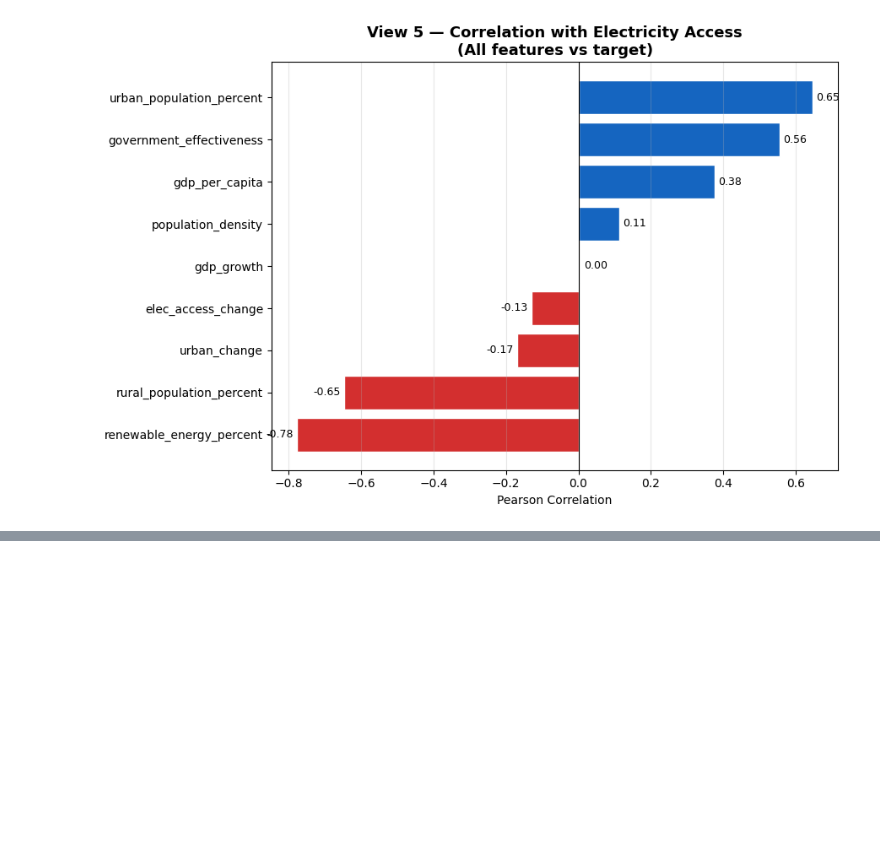
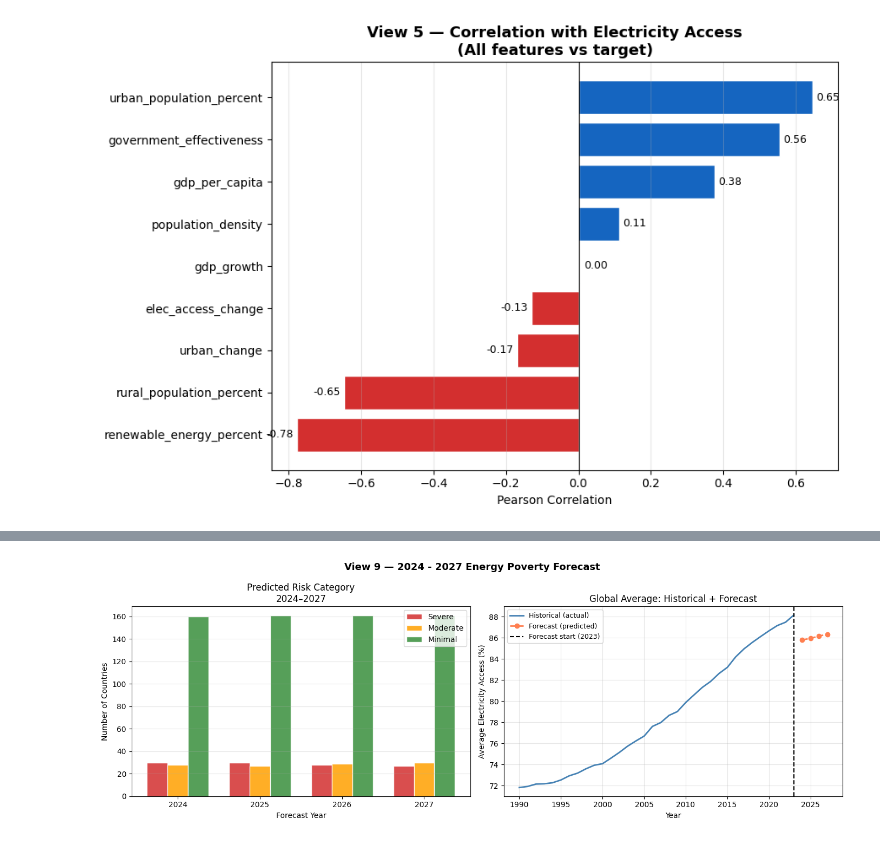
Before and after one commit to npydipati/CAP5771_npydipati, a Jupyter notebook: data_visualization_static.ipynb, the cells around one changed output, grey strips where cells are left out. Saved outputs shown, nothing was run; the diff lists cells and outputs as text; code cells hidden in the pictures; blank space fills up the shorter version.

```diff
--- a/data_visualization_static.ipynb
+++ b/data_visualization_static.ipynb
@@ -321,0 +472,49 @@ plt.show()
+# %%
+# View 9: 2024 - 2027 Energy Poverty Forecast — Bar Charts + Line Plot
+fig, axes = plt.subplots(1, 2, figsize=(14, 5))
+fig.suptitle("View 9 — 2024 - 2027 Energy Poverty Forecast",
+             fontsize=13, fontweight='bold')
+
+# Left: predicted risk distribution by year
+order  = ['Severe', 'Moderate', 'Minimal']
+colors = ['#D32F2F', '#FFA000', '#388E3C']
+years  = [2024, 2025, 2026, 2027]
+x      = np.arange(len(years))
+width  = 0.25
+
+for i, (cat, col) in enumerate(zip(order, colors)):
+    vals = [forecast_df[forecast_df['year'] == yr]['pred_risk_category']
+            .value_counts().get(cat, 0) for yr in years]
+    axes[0].bar(x + i * width, vals, width,
+                label=cat, color=col,
+                edgecolor='white', alpha=0.85)
+
+axes[0].set_xticks(x + width)
+axes[0].set_xticklabels(years)
+axes[0].set_xlabel("Forecast Year")
+axes[0].set_ylabel("Number of Countries")
+axes[0].set_title("Predicted Risk Category\n2024–2027")
+axes[0].legend()
+axes[0].grid(True, axis='y', alpha=0.3)
+
+# Right: historical + forecast average
+hist_avg = df.groupby('year')['electricity_access'].mean()
+fore_avg = forecast_df.groupby('year')['pred_electricity_access'].mean()
+
+axes[1].plot(hist_avg.index, hist_avg.values,
+             color='steelblue', linewidth=2, label='Historical (actual)')
+axes[1].plot(fore_avg.index, fore_avg.values,
+             color='coral', linewidth=2, linestyle='--',
+             marker='o', label='Forecast (predicted)')
+axes[1].axvline(2023, color='black', linestyle='--',
+                linewidth=1.5, label='Forecast start (2023)')
+axes[1].set_xlabel("Year")
+axes[1].set_ylabel("Average Electricity Access (%)")
+axes[1].set_title("Global Average: Historical + Forecast")
+axes[1].legend(fontsize=9)
+axes[1].grid(True, alpha=0.3)
+
+plt.tight_layout()
+plt.show()
+# %% [output]
+[figure, added]
```
Also changed, not shown: parts of 16 cells of this notebook.
